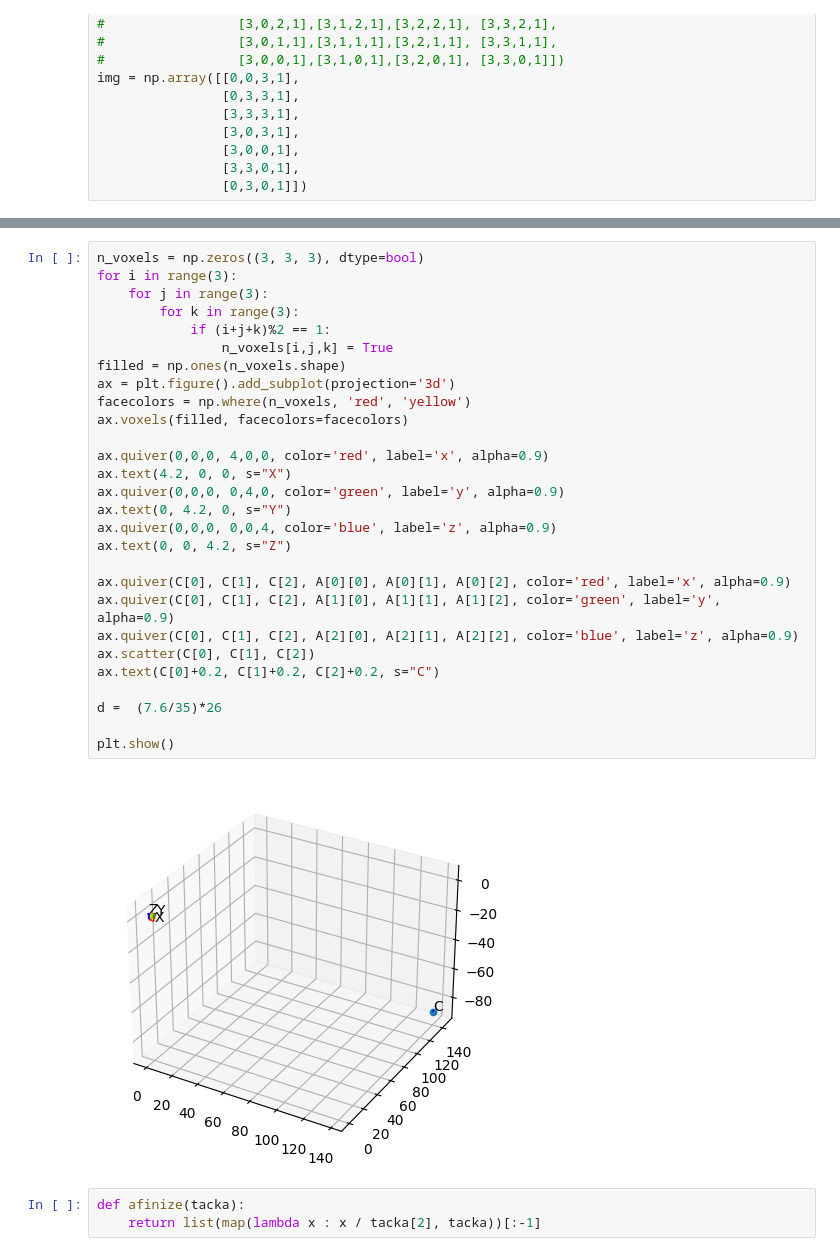
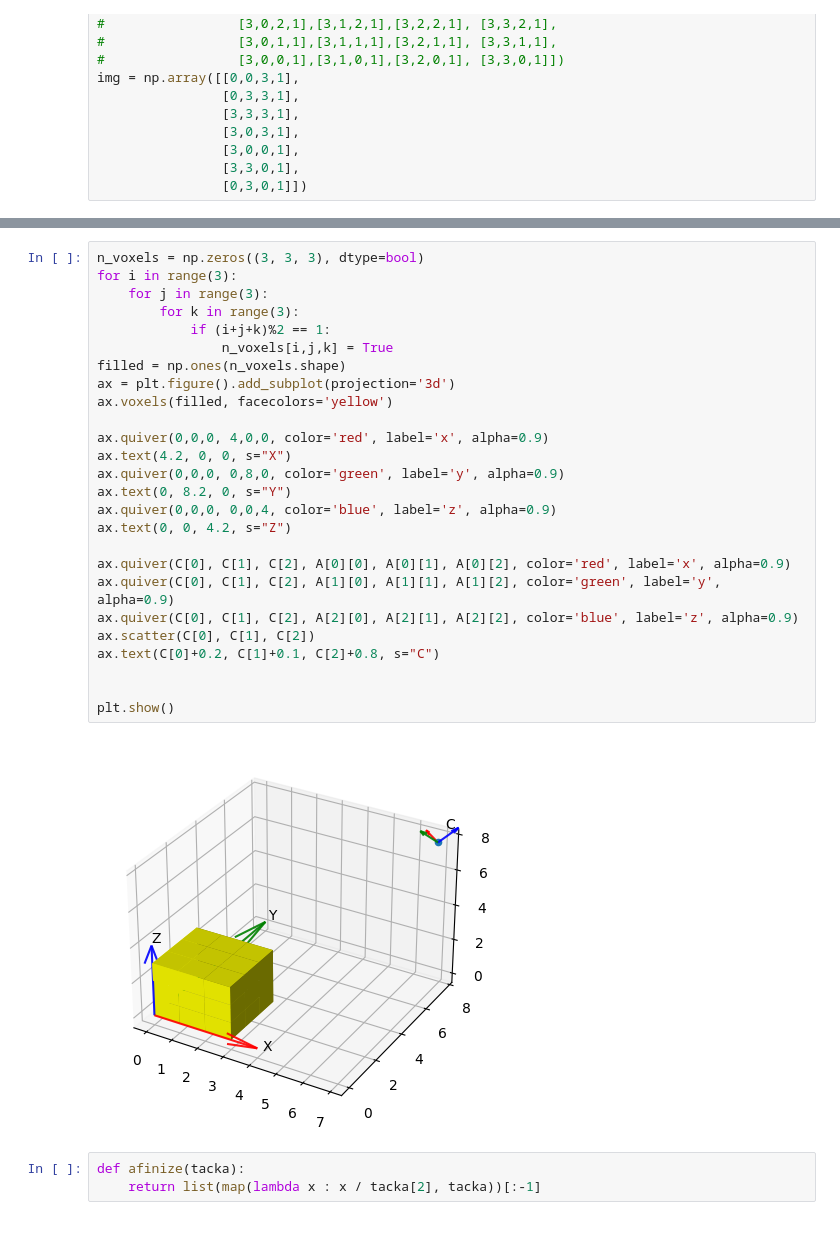
Before and after one commit to rexi12345/ppgr, a Jupyter notebook: domaci_kalibracija.ipynb, the cells around one changed output, grey strips where cells are left out. Saved outputs shown, nothing was run; the diff lists cells and outputs as text.

```diff
--- a/domaci_kalibracija.ipynb
+++ b/domaci_kalibracija.ipynb
@@ -177,33 +177,31 @@ Matrica kalibracije kamere:
 # %%
 n_voxels = np.zeros((3, 3, 3), dtype=bool)
 for i in range(3):
     for j in range(3):
         for k in range(3):
             if (i+j+k)%2 == 1:
                 n_voxels[i,j,k] = True
 filled = np.ones(n_voxels.shape)
 ax = plt.figure().add_subplot(projection='3d')
-facecolors = np.where(n_voxels, 'red', 'yellow')
-ax.voxels(filled, facecolors=facecolors)
+ax.voxels(filled, facecolors='yellow')
 
 ax.quiver(0,0,0, 4,0,0, color='red', label='x', alpha=0.9)
 ax.text(4.2, 0, 0, s="X")
-ax.quiver(0,0,0, 0,4,0, color='green', label='y', alpha=0.9)
-ax.text(0, 4.2, 0, s="Y")
+ax.quiver(0,0,0, 0,8,0, color='green', label='y', alpha=0.9)
+ax.text(0, 8.2, 0, s="Y")
 ax.quiver(0,0,0, 0,0,4, color='blue', label='z', alpha=0.9)
 ax.text(0, 0, 4.2, s="Z")
 
 ax.quiver(C[0], C[1], C[2], A[0][0], A[0][1], A[0][2], color='red', label='x', alpha=0.9)
 ax.quiver(C[0], C[1], C[2], A[1][0], A[1][1], A[1][2], color='green', label='y', alpha=0.9)
 ax.quiver(C[0], C[1], C[2], A[2][0], A[2][1], A[2][2], color='blue', label='z', alpha=0.9)
 ax.scatter(C[0], C[1], C[2])
-ax.text(C[0]+0.2, C[1]+0.2, C[2]+0.2, s="C")
+ax.text(C[0]+0.2, C[1]+0.1, C[2]+0.8, s="C")
 
-d =  (7.6/35)*26
 
 plt.show()
 # %% [output]
-[figure, old version]
+[figure, new version]
 # %%
 def afinize(tacka):
     return list(map(lambda x : x / tacka[2], tacka))[:-1]
```
Also changed, not shown: parts of 3 cells of this notebook, 1 other file.
